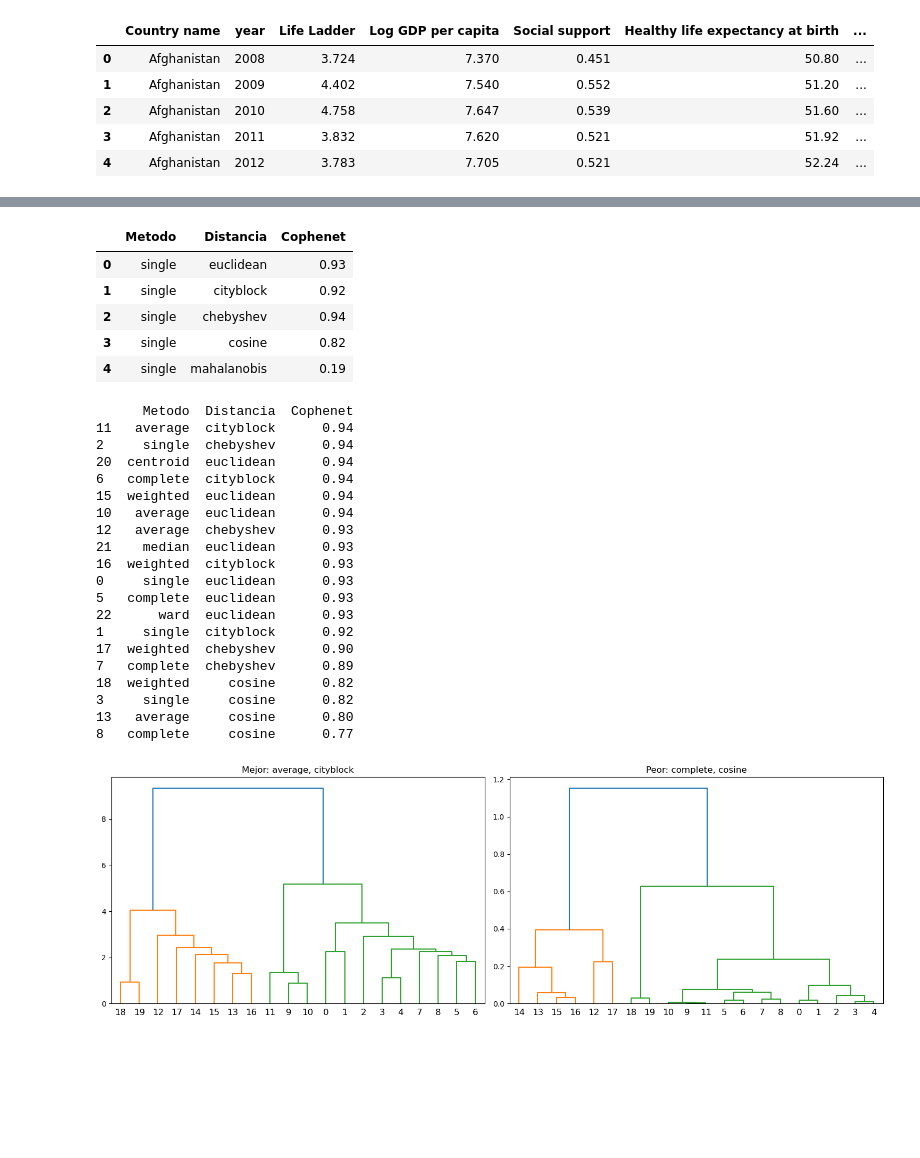
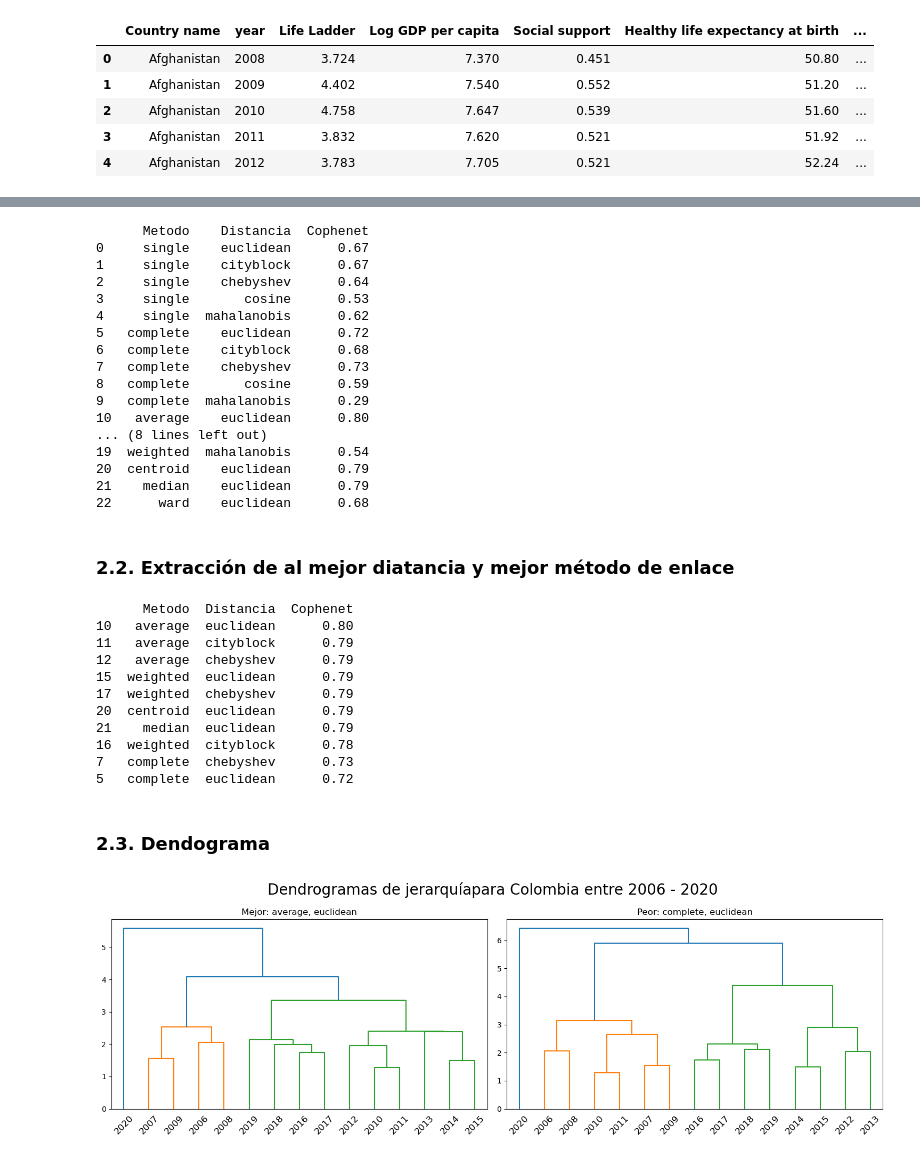
Before and after one commit to kevindmzapata/multivariate-statistics-course, a Jupyter notebook: TAREA_2/main.ipynb, the cells around one changed output, grey strips where cells are left out. Saved outputs shown, nothing was run; the diff lists cells and outputs as text; code cells hidden in the pictures; blank space fills up the shorter version.

```diff
--- a/TAREA_2/main.ipynb
+++ b/TAREA_2/main.ipynb
@@ -73,8 +92,10 @@ Perceptions of corruption           110
 dtype: int64
 # %%
 # Imputar los valores nulos con la media de la columna
-df = df.fillna(df.mean())
+# df = df.fillna(df.mean()) # Descomentar para imputar valores nulos (si los hay)
 # %%
 X = df.values
-print("Las dimensiones de la matriz de datos son: ", X.shape)
+y = etiquetas.values
+print("Las dimensiones de X son: ", X.shape)
+print("Las dimensiones de y son: ", y.shape)
 # %% [output]
@@ -101,5 +123,2 @@ La media de cada variable es:  [-4.95812273e-16  4.84875238e-16 -5.24977701e-16
 La desviación estándar de cada variable es:  [1. 1. 1. 1. 1. 1. 1.]
-# %%
-# Extraer 10 datos de cada característica
-X_scaled = X_scaled[:20, :]
 # %% [markdown]
@@ -132,56 +155,64 @@ for metodo in metodos:
         df_c.loc[cont] = [metodo, distancia, c]
         cont += 1
 
-df_c.head()
+print(df_c)
 # %% [output]
-|  | Metodo | Distancia | Cophenet |
-| 0 | single | euclidean | 0.93 |
-| 1 | single | cityblock | 0.92 |
-| 2 | single | chebyshev | 0.94 |
-| 3 | single | cosine | 0.82 |
-| 4 | single | mahalanobis | 0.19 |
+      Metodo    Distancia  Cophenet
+0     single    euclidean      0.67
+1     single    cityblock      0.67
+2     single    chebyshev      0.64
+3     single       cosine      0.53
+4     single  mahalanobis      0.62
+5   complete    euclidean      0.72
+6   complete    cityblock      0.68
+7   complete    chebyshev      0.73
+8   complete       cosine      0.59
+9   complete  mahalanobis      0.29
+10   average    euclidean      0.80
+... (8 lines left out)
+19  weighted  mahalanobis      0.54
+20  centroid    euclidean      0.79
+21    median    euclidean      0.79
+22      ward    euclidean      0.68
+# %% [markdown]
+### 2.2. Extracción de al mejor diatancia y mejor método de enlace
 # %%
-# Ordenar los métodos de enlace por su coeficiente cofenético
-df_c = df_c[df_c["Cophenet"] > 0.6].sort_values(by="Cophenet", ascending=False)
+# Ordenar los métodos de enlace por su coeficiente cofenético > 0.7
+df_c = df_c[df_c["Cophenet"] > 0.7].sort_values(by="Cophenet", ascending=False)
 print(df_c)
 # %% [output]
       Metodo  Distancia  Cophenet
-11   average  cityblock      0.94
-2     single  chebyshev      0.94
-20  centroid  euclidean      0.94
-6   complete  cityblock      0.94
-15  weighted  euclidean      0.94
-10   average  euclidean      0.94
-12   average  chebyshev      0.93
-21    median  euclidean      0.93
-16  weighted  cityblock      0.93
-0     single  euclidean      0.93
-5   complete  euclidean      0.93
-22      ward  euclidean      0.93
-1     single  cityblock      0.92
-17  weighted  chebyshev      0.90
-7   complete  chebyshev      0.89
-18  weighted     cosine      0.82
-3     single     cosine      0.82
-13   average     cosine      0.80
-8   complete     cosine      0.77
+10   average  euclidean      0.80
+11   average  cityblock      0.79
+12   average  chebyshev      0.79
+15  weighted  euclidean      0.79
+17  weighted  chebyshev      0.79
+20  centroid  euclidean      0.79
+21    median  euclidean      0.79
+16  weighted  cityblock      0.78
+7   complete  chebyshev      0.73
+5   complete  euclidean      0.72
+# %% [markdown]
+### 2.3. Dendograma
 # %%
 # graficar el dendrograma del mejor método de enlace y el peor método de enlace
 fig, axs = plt.subplots(1, 2, figsize=(15, 5))
 
+fig.suptitle("Dendrogramas de jerarquíapara Colombia entre 2006 - 2020", fontsize=20)
+
 metodo_mejor = df_c.iloc[0]["Metodo"]
 distancia_mejor = df_c.iloc[0]["Distancia"]
 Z_mejor = linkage(X_scaled, method=metodo_mejor, metric=distancia_mejor)
-dendrogram(Z_mejor, ax=axs[0])
+dendrogram(Z_mejor, labels=y, ax=axs[0], leaf_rotation=45)
 axs[0].set_title("Mejor: " + metodo_mejor + ", " + distancia_mejor)
 
 metodo_peor = df_c.iloc[-1]["Metodo"]
 distancia_peor = df_c.iloc[-1]["Distancia"]
 Z_peor = linkage(X_scaled, method=metodo_peor, metric=distancia_peor)
-dendrogram(Z_peor, ax=axs[1])
+dendrogram(Z_peor, labels=y, ax=axs[1], leaf_rotation=45)
 axs[1].set_title("Peor: " + metodo_peor + ", " + distancia_peor)
 
 plt.tight_layout()
 plt.show()
 # %% [output]
-[figure, old version]
+[figure, new version]
```
Also changed, not shown: parts of 14 cells of this notebook, 1 other file.
